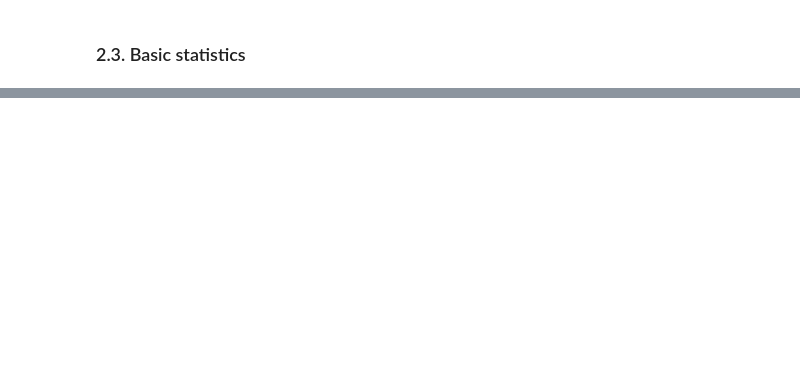
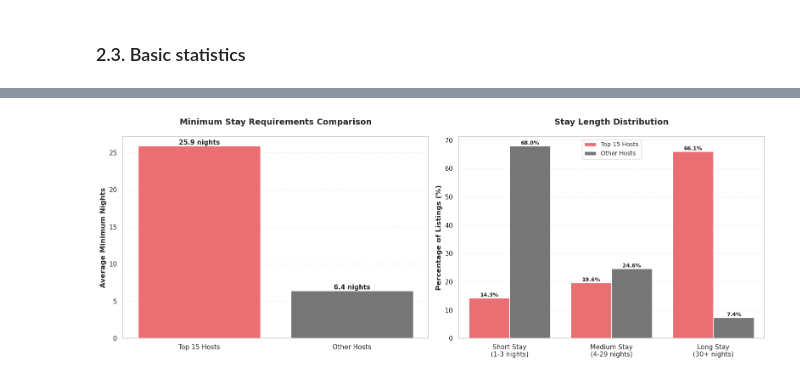
Before and after one commit to Shinoaki0145/New_York_City_Airbnb_Open_Data, a Jupyter notebook: notebooks/01_data_exploration.ipynb, the cells around one changed output, grey strips where cells are left out. Drawn from its saved outputs; the diff is of its cells as text; code cells hidden in the pictures; blank space fills up the shorter version.

```diff
--- a/notebooks/01_data_exploration.ipynb
+++ b/notebooks/01_data_exploration.ipynb
@@ -260,0 +794,70 @@ plot_top_hosts(host_ids, host_names, top_n=15)
+# %%
+min_nights_idx = np.where(column_names == 'minimum_nights')[0][0]
+min_nights_data = data[:, min_nights_idx]
+
+# Calculate minimum nights for Top 15 hosts
+top_15_min_nights = []
+for host_id in top_15_host_ids:
+    host_mask = host_ids == host_id
+    host_min_nights = min_nights_data[host_mask]
+
+    for min_night in host_min_nights:
+        if min_night != '':
+            try:
+                top_15_min_nights.append(float(min_night))
+            except:
+                pass
+
+# Calculate minimum nights for other hosts
+other_min_nights = []
+for i, host_id in enumerate(host_ids):
+    if host_id not in top_15_host_ids and min_nights_data[i] != '':
+        try:
+            other_min_nights.append(float(min_nights_data[i]))
+        except:
+            pass
+
+top_15_avg_min_nights = np.mean(top_15_min_nights) if len(top_15_min_nights) > 0 else 0
+market_avg_min_nights = np.mean(other_min_nights) if len(other_min_nights) > 0 else 0
+
+print("Target Audience Analysis (Minimum Nights):")
+print(f"\nTop 15 Hosts:")
+print(f"  - Average minimum nights: {top_15_avg_min_nights:.1f}")
+print(f"  - Median minimum nights: {np.median(top_15_min_nights):.1f}")
+
+# Distribution by stay length category
+top_15_short = np.sum(np.array(top_15_min_nights) <= 3)
+top_15_medium = np.sum((np.array(top_15_min_nights) > 3) & (np.array(top_15_min_nights) < 30))
+top_15_long = np.sum(np.array(top_15_min_nights) >= 30)
+
+print(f"\n  Stay Length Distribution:")
+print(f"    - Short stay (1-3 nights): {top_15_short} listings ({top_15_short/len(top_15_min_nights)*100:.1f}%)")
+print(f"    - Medium stay (4-29 nights): {top_15_medium} listings ({top_15_medium/len(top_15_min_nights)*100:.1f}%)")
+print(f"    - Long stay (30+ nights): {top_15_long} listings ({top_15_long/len(top_15_min_nights)*100:.1f}%)")
+
+print(f"\nOther Hosts (Market):")
+print(f"  - Average minimum nights: {market_avg_min_nights:.1f}")
+print(f"  - Median minimum nights: {np.median(other_min_nights):.1f}")
+
+# Distribution by stay length category
+market_short = np.sum(np.array(other_min_nights) <= 3)
+market_medium = np.sum((np.array(other_min_nights) > 3) & (np.array(other_min_nights) < 30))
+market_long = np.sum(np.array(other_min_nights) >= 30)
+
+print(f"\n  Stay Length Distribution:")
+print(f"    - Short stay (1-3 nights): {market_short} listings ({market_short/len(other_min_nights)*100:.1f}%)")
+print(f"    - Medium stay (4-29 nights): {market_medium} listings ({market_medium/len(other_min_nights)*100:.1f}%)")
+print(f"    - Long stay (30+ nights): {market_long} listings ({market_long/len(other_min_nights)*100:.1f}%)")
+
+# Visualize comparison
+stay_categories = ['Short Stay\n(1-3 nights)', 'Medium Stay\n(4-29 nights)', 'Long Stay\n(30+ nights)']
+top_15_dist = [top_15_short/len(top_15_min_nights)*100,
+               top_15_medium/len(top_15_min_nights)*100,
+               top_15_long/len(top_15_min_nights)*100]
+market_dist = [market_short/len(other_min_nights)*100,
+               market_medium/len(other_min_nights)*100,
+               market_long/len(other_min_nights)*100]
+
+plot_minimum_nights_comparison(top_15_avg_min_nights, market_avg_min_nights,
+                               top_15_dist, market_dist, stay_categories)
+# %% [output]
@@ -260,0 +883 @@ plot_top_hosts(host_ids, host_names, top_n=15)
+[figure, added]
```
Also changed, not shown: parts of 79 cells of this notebook, 34 other files.
